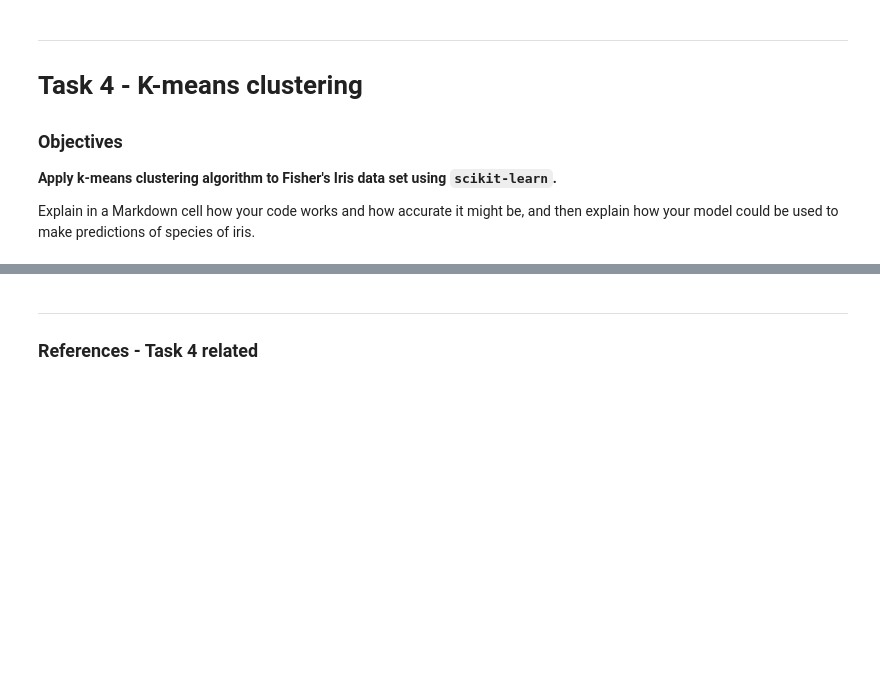
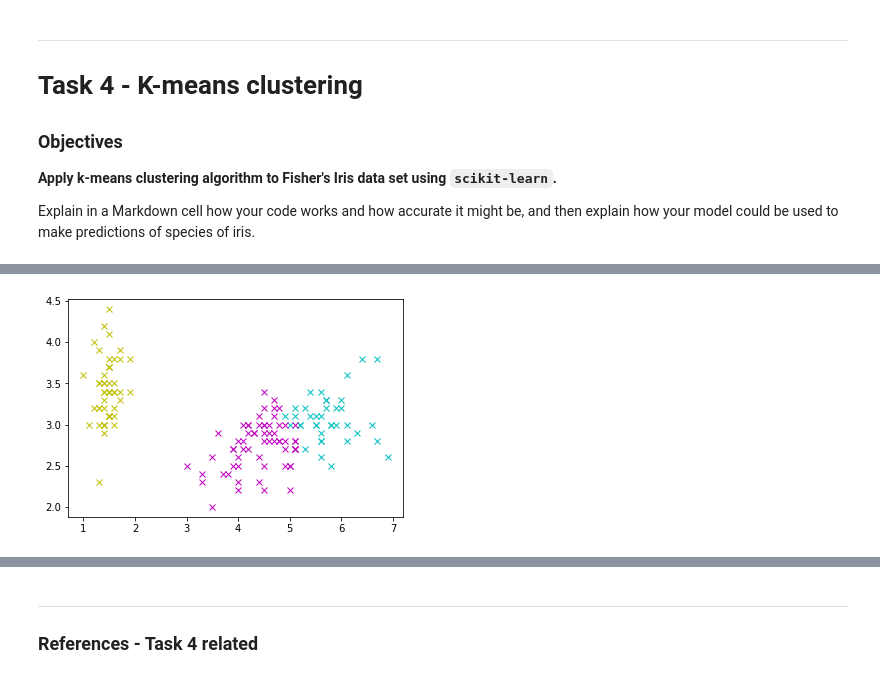
Before and after one commit to andkoc001/Machine-Learning-and-Statistics, a Jupyter notebook: MLaS-Tasks.ipynb, the cells around one changed output, grey strips where cells are left out. Drawn from its saved outputs; the diff is of its cells as text; code cells hidden in the pictures; blank space fills up the shorter version.

```diff
--- a/MLaS-Tasks.ipynb
+++ b/MLaS-Tasks.ipynb
@@ -616,0 +669,4 @@ iris
+# %%
+# Drop the class column, assign new data set to variable X
+X = df.drop('class', 1)
+X.head(3)
@@ -616,0 +678,3 @@ iris
+# %%
+# Perform kmeans fitting.
+kmeans = skcl.KMeans(n_clusters=3, random_state=0).fit(X)
@@ -616,0 +692,9 @@ iris
+# %%
+# Plot the data set discriminated by labels.
+plt.plot(X[kmeans.labels_ == 0].loc[:,"petal_length"], X[kmeans.labels_ == 0].loc[:,"sepal_width"], 'cx')
+plt.plot(X[kmeans.labels_ == 1].loc[:,"petal_length"], X[kmeans.labels_ == 1].loc[:,"sepal_width"], 'yx')
+plt.plot(X[kmeans.labels_ == 2].loc[:,"petal_length"], X[kmeans.labels_ == 2].loc[:,"sepal_width"], 'mx')
+
+plt.show()
+# %% [output]
+[figure, added]
```
Also changed, not shown: parts of 21 cells of this notebook.
